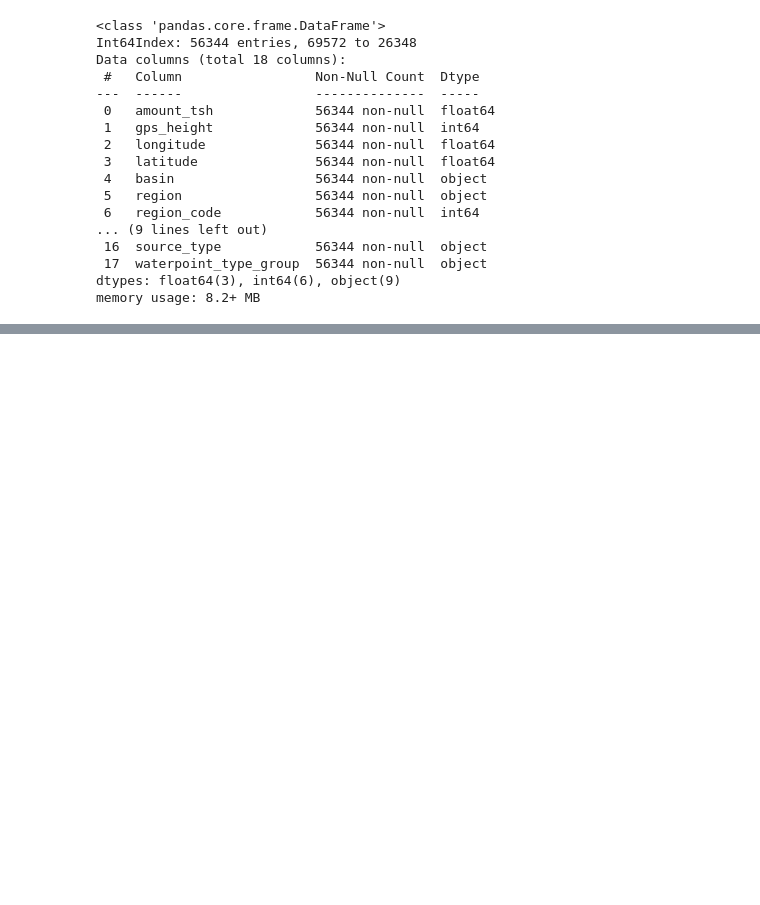
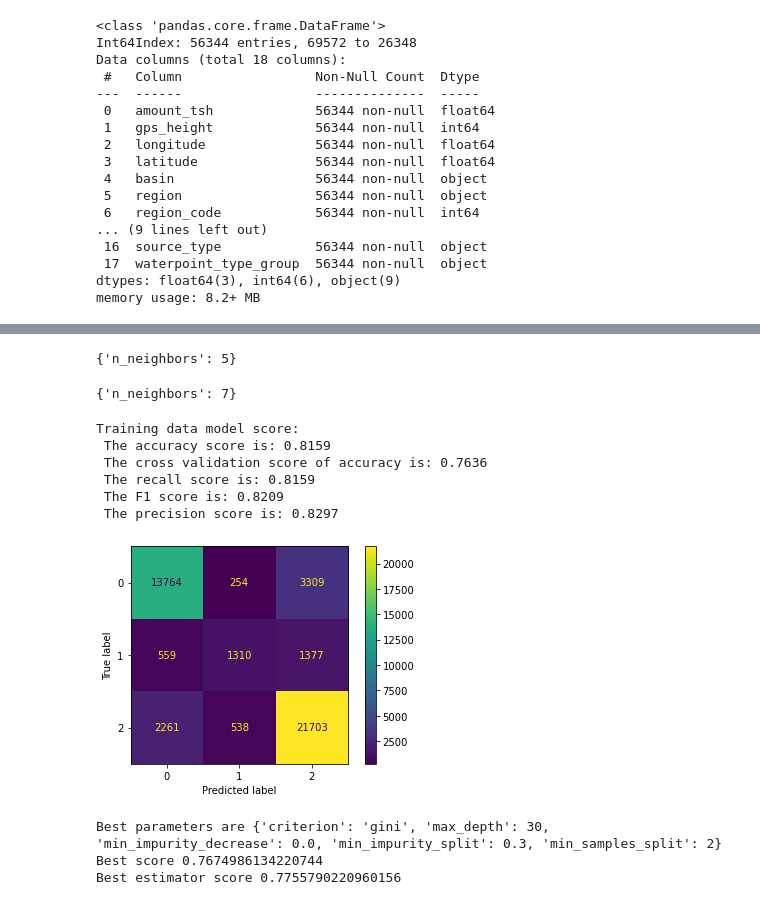
Before and after one commit to Alarsen16/Tanzanian_Water_Wells_Status, a Jupyter notebook: Final Notebook.ipynb, the cells around one changed output, grey strips where cells are left out. Saved outputs shown, nothing was run; the diff lists cells and outputs as text; code cells hidden in the pictures; blank space fills up the shorter version.

Commit message:
More model work

```diff
--- a/Final Notebook.ipynb
+++ b/Final Notebook.ipynb
@@ -313,0 +314,57 @@ Generalized Linear Model Regression Results
+# %%
+knn = KNeighborsClassifier()
+grid = {
+    'n_neighbors' : [5, 11, 21, 31, 41]
+}
+knn_grid_search = GridSearchCV(knn, grid, cv=3)
+knn_grid_search.fit(X_train_clean, y_train)
+
+knn_grid_search.best_params_
+# %% [output]
+{'n_neighbors': 5}
+# %%
+knn = KNeighborsClassifier()
+grid = {
+    'n_neighbors' : [1, 3, 5, 7, 9]
+}
+knn_grid_search = GridSearchCV(knn, grid, cv=3)
+knn_grid_search.fit(X_train_clean, y_train)
+
+knn_grid_search.best_params_
+# %% [output]
+{'n_neighbors': 7}
+# %%
+knn_model = KNeighborsClassifier(n_neighbors=7)
+knn_model.fit(X_train_clean, y_train)
+knn_model_pred = knn_model.predict(X_train_clean)
+
+print("Training data model score:")
+knn_model_score = model_score(knn_model, X_train_clean, knn_model_pred, y_train)
+# %% [output]
+Training data model score:
+ The accuracy score is: 0.8159
+ The cross validation score of accuracy is: 0.7636
+ The recall score is: 0.8159
+ The F1 score is: 0.8209
+ The precision score is: 0.8297
+[figure, added]
+# %%
+dt = DecisionTreeClassifier()
+dt_grid = {
+    'criterion' : ['entropy', 'gini'],
+    'max_depth': [10,20,30,40,50,60, None],
+    'min_samples_split' : [1, 2, 5, 10, 20, 30],
+    'min_impurity_decrease' : [0.0, 0.1, 0.2, 0.3,0.4, 0.5],
+    'min_impurity_split' : [None, 0.1, 0.2, 0.3, 0.4, 0.5],
+}
+
+gs_dt = GridSearchCV(estimator=dt , param_grid=dt_grid, cv=5)
+gs_dt.fit(X_train_clean, y_train)
+
+print(f'Best parameters are {gs_dt.best_params_}')
+print(f'Best score {gs_dt.best_score_}')
+print(f'Best estimator score {gs_dt.best_estimator_.score(X_test_clean, y_test)}')
+# %% [output]
+Best parameters are {'criterion': 'gini', 'max_depth': 30, 'min_impurity_decrease': 0.0, 'min_impurity_split': 0.3, 'min_samples_split': 2}
+Best score 0.7674986134220744
+Best estimator score 0.7755790220960156
```
Also changed, not shown: parts of 9 cells of this notebook, 1 other file.
